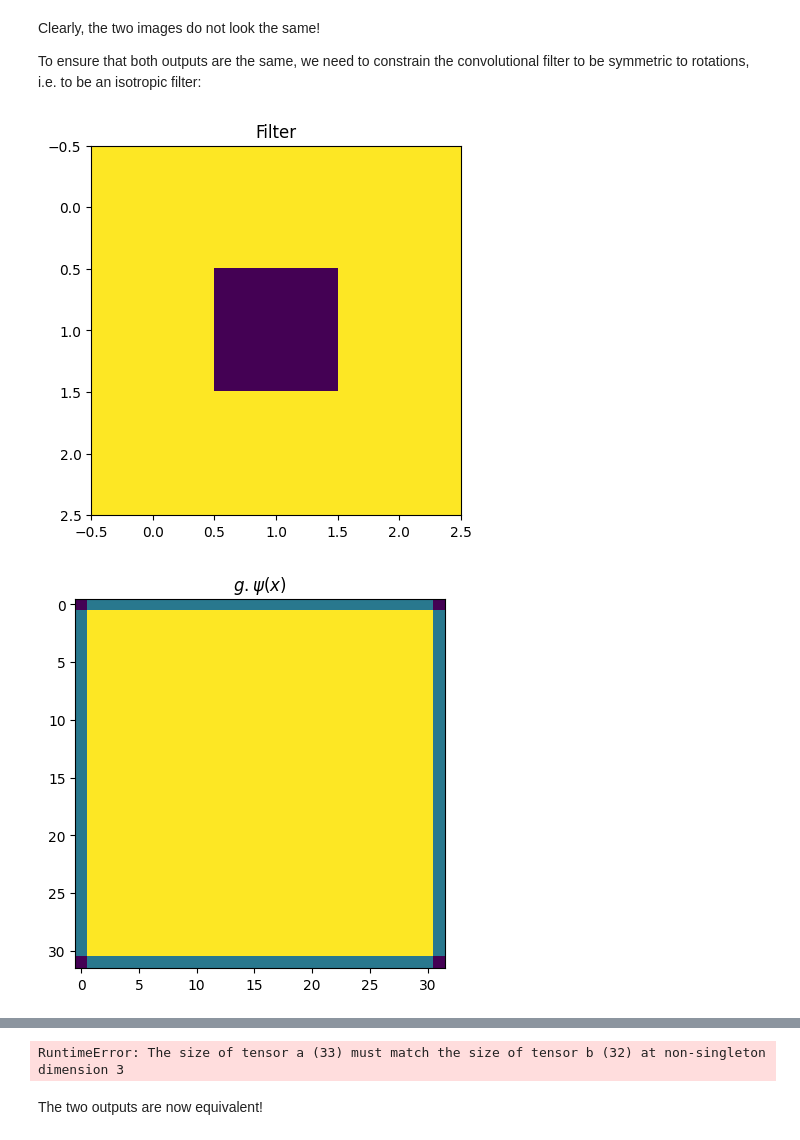
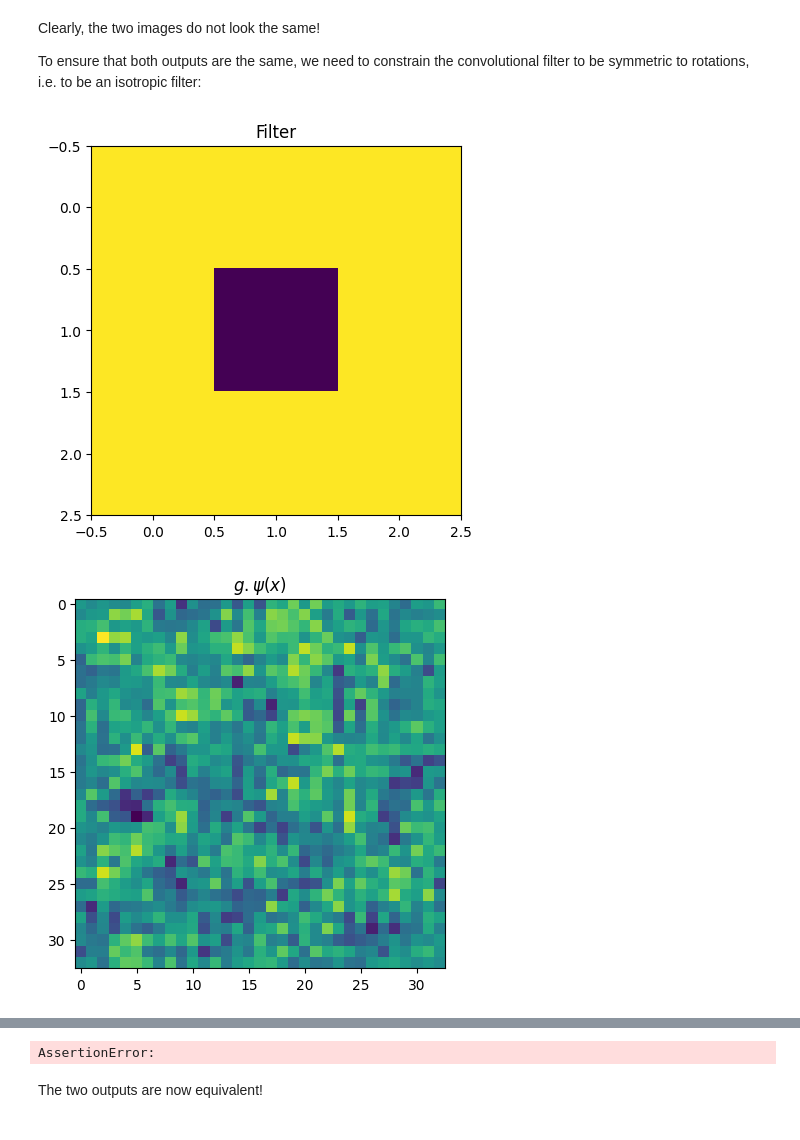
Before and after one commit to Andrej-Ilin/girafe, a Jupyter notebook: Geometrci_DL/Practice_on_Group_Convolutional_Networks_Geometric_Deep_Learning_Course.ipynb, the cells around one changed output, grey strips where cells are left out. Saved outputs shown, nothing was run; the diff lists cells and outputs as text; code cells hidden in the pictures.

```diff
--- a/Geometrci_DL/Practice_on_Group_Convolutional_Networks_Geometric_Deep_Learning_Course.ipynb
+++ b/Geometrci_DL/Practice_on_Group_Convolutional_Networks_Geometric_Deep_Learning_Course.ipynb
@@ -489,7 +489,7 @@ Note that the use of convolution guarantees the translation equivariance.
 Unfortunately, this is not sufficient for guaranteeing rotation equivariance.
 Let's verify this:
 # %%
-x = torch.ones(1, 1, 32, 32) # batch size, num_channels, H, W
+x = torch.ones(1, 1, 33, 33) # batch size, num_channels, H, W
 plt.imshow(x[0, 0])
 # %% [output]
 <matplotlib.image.AxesImage at 0x...>
@@ -537,31 +537,31 @@ To ensure that both outputs are the same, we need to constrain the convolutional
 # %%
 filter3x3 = torch.empty((1, 1, 3, 3))
 # fill the central pixel
 filter3x3[0, 0, 1, 1] = np.random.randn()
 # fill the ring of radius 1 around it with a unique value
 mask = torch.ones(3, 3, dtype=torch.bool)
 mask[1, 1] = 0
 filter3x3[0, 0, mask] = np.random.randn()
 
 plt.imshow(filter3x3[0, 0].numpy())
 plt.title('Filter')
 plt.show()
 
 
 psi_x = torch.conv2d(x, filter3x3, bias=None, padding=1)
 psi_gx = torch.conv2d(gx, filter3x3, bias=None, padding=1)
 
 g_psi_x = rotate(psi_x, r)
 
 plt.imshow(g_psi_x[0, 0].numpy())
-plt.title('$g.\psi(x)$')
+plt.title(r'$g.\psi(x)$')
 plt.show()
 
 plt.imshow(psi_gx[0, 0].numpy())
-plt.title('$\psi(g.x)$')
+plt.title(r'$\psi(g.x)$')
 plt.show()
 
 assert torch.allclose(psi_gx, g_psi_x, atol=1e-6, rtol=1e-6)
 # %% [output]
 [figure]
-[figure, old version]
+[figure, new version]
@@ -569,4 +569,4 @@ assert torch.allclose(psi_gx, g_psi_x, atol=1e-6, rtol=1e-6)
-RuntimeError: The size of tensor a (33) must match the size of tensor b (32) at non-singleton dimension 3
+AssertionError:
 # %% [markdown]
 The two outputs are now equivalent!
 # %% [markdown]
```
Also changed, not shown: parts of 15 cells of this notebook, 8 other files.
